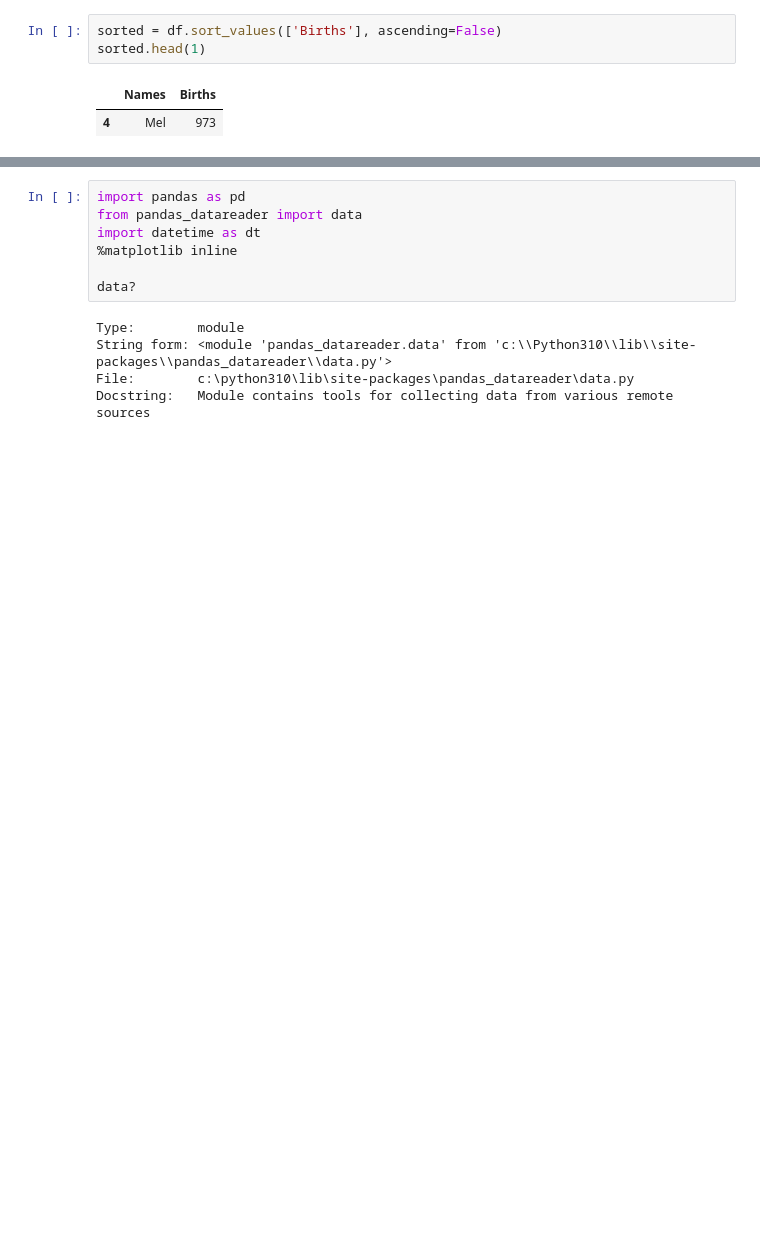
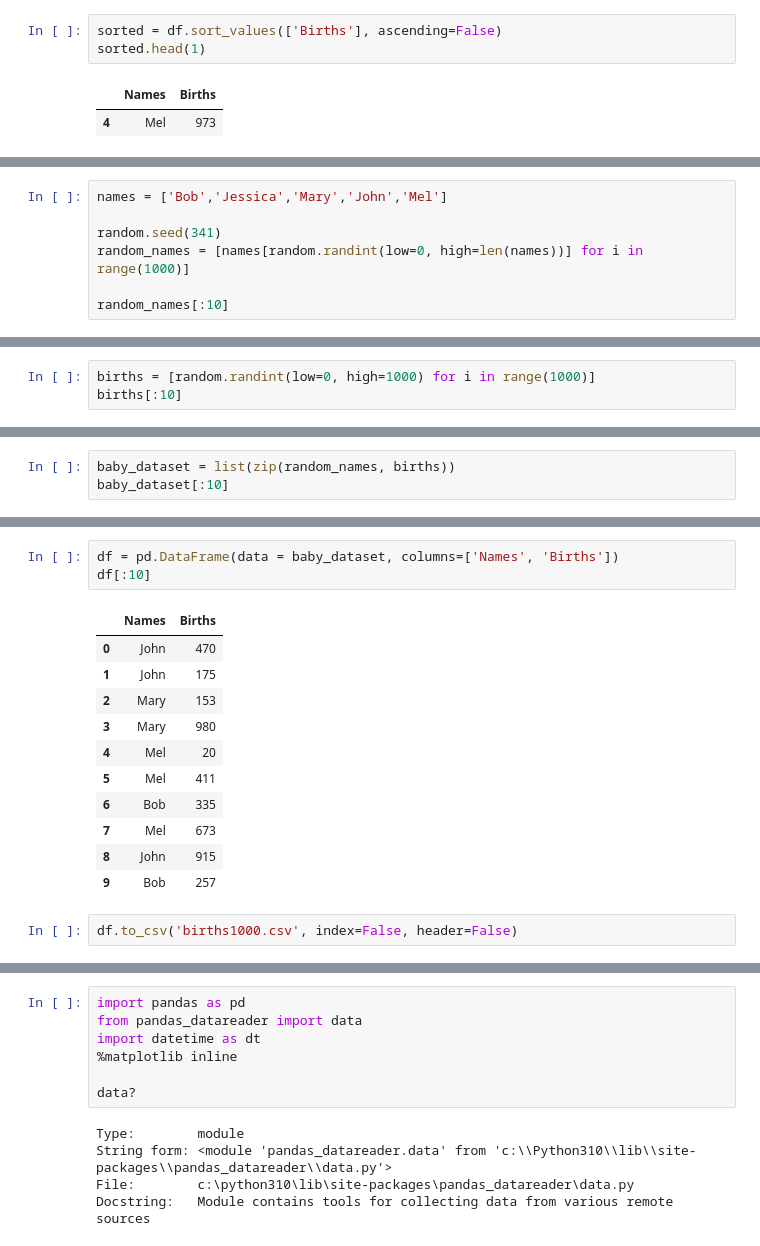
Before and after one commit to Data-Engineer-Course-Materials/big-data-02-2024, a Jupyter notebook: pandas_examples.ipynb, the cells around one changed output, grey strips where cells are left out. Cells and saved outputs as stored; diff of their text form; blank space fills up the shorter version.

```diff
--- a/pandas_examples.ipynb
+++ b/pandas_examples.ipynb
@@ -165,0 +214,7 @@ array(['Mel'], dtype=object)
+# %%
+names = ['Bob','Jessica','Mary','John','Mel']
+
+random.seed(341)
+random_names = [names[random.randint(low=0, high=len(names))] for i in range(1000)]
+
+random_names[:10]
@@ -165,0 +223,3 @@ array(['Mel'], dtype=object)
+# %%
+births = [random.randint(low=0, high=1000) for i in range(1000)]
+births[:10]
@@ -165,0 +228,3 @@ array(['Mel'], dtype=object)
+# %%
+baby_dataset = list(zip(random_names, births))
+baby_dataset[:10]
@@ -165,0 +242,17 @@ array(['Mel'], dtype=object)
+# %%
+df = pd.DataFrame(data = baby_dataset, columns=['Names', 'Births'])
+df[:10]
+# %% [output]
+|  | Names | Births |
+| 0 | John | 470 |
+| 1 | John | 175 |
+| 2 | Mary | 153 |
+| 3 | Mary | 980 |
+| 4 | Mel | 20 |
+| 5 | Mel | 411 |
+| 6 | Bob | 335 |
+| 7 | Mel | 673 |
+| 8 | John | 915 |
+| 9 | Bob | 257 |
+# %%
+df.to_csv('births1000.csv', index=False, header=False)
```
Also changed, not shown: parts of 12 cells of this notebook.
